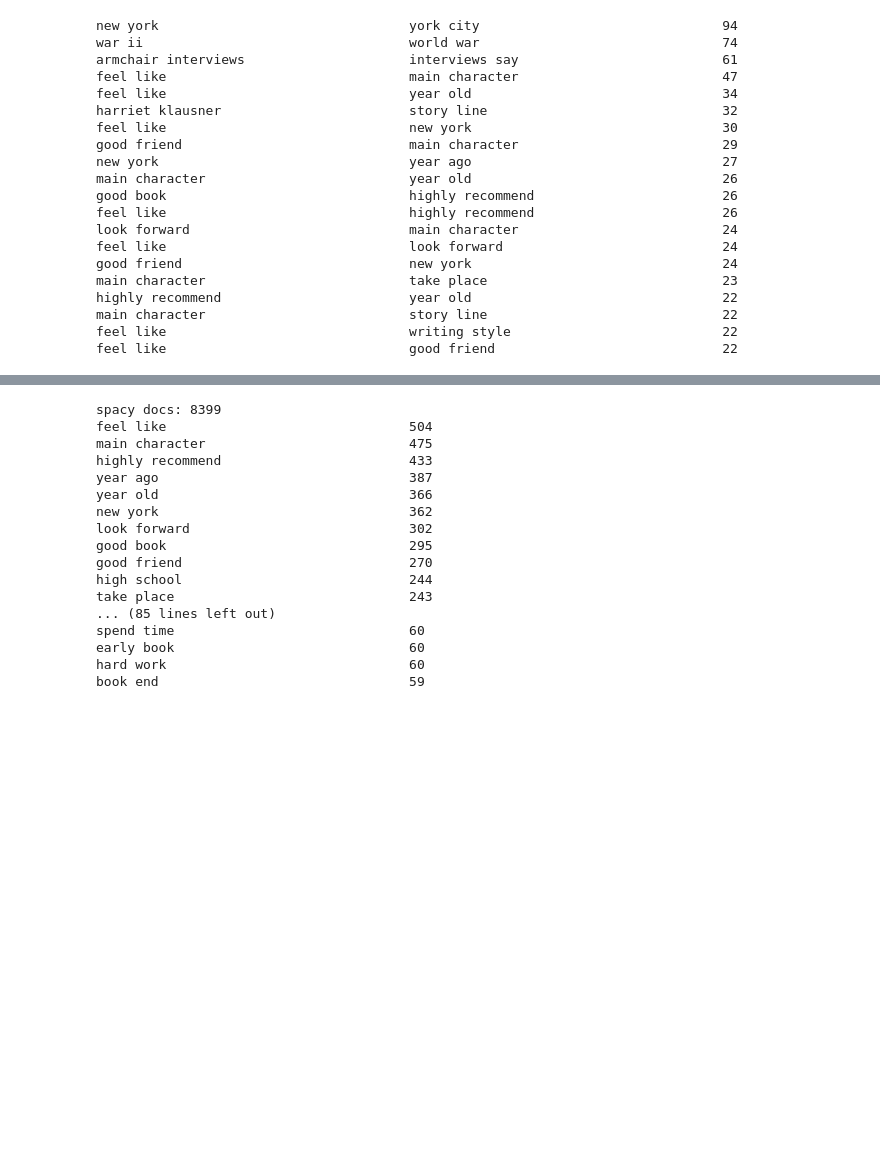
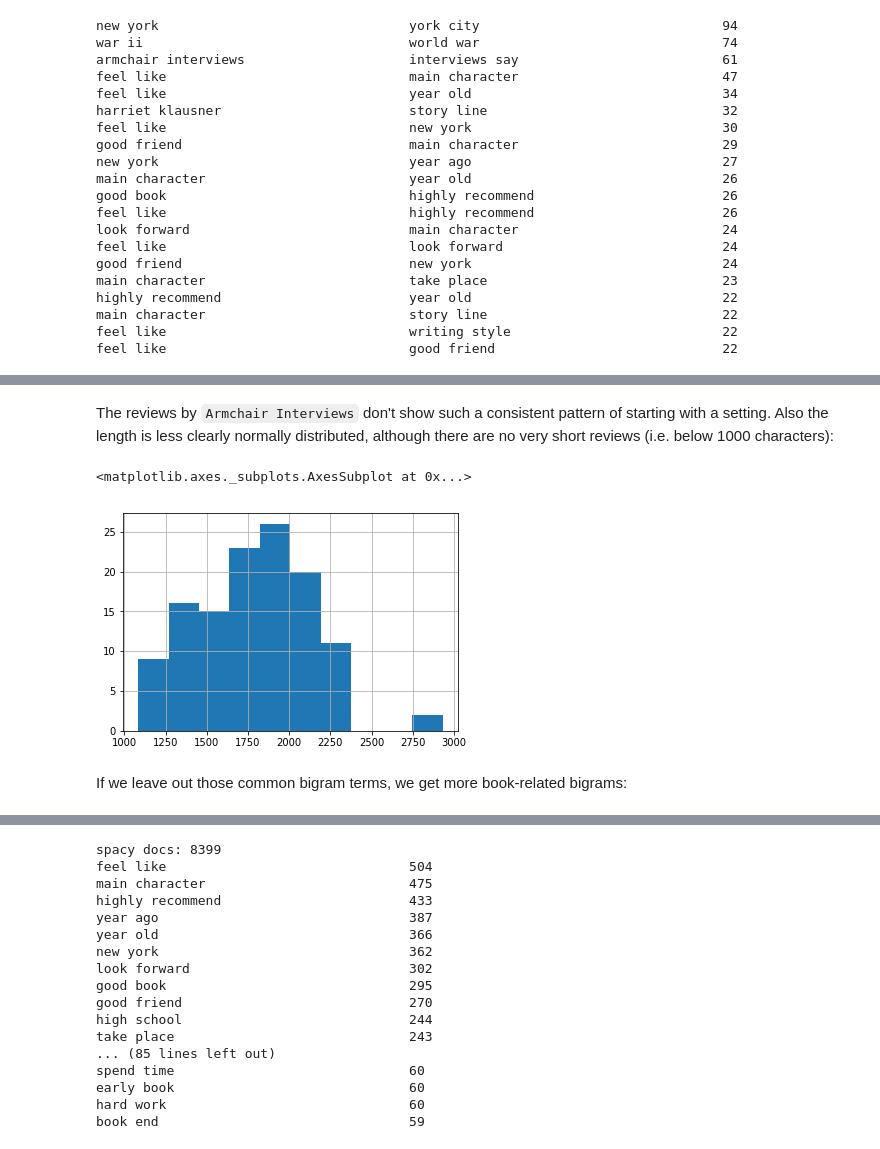
Before and after one commit to marijnkoolen/data-scopes-data-scale, a Jupyter notebook: Goodreads-review-analysis.ipynb, the cells around one changed output, grey strips where cells are left out. Saved outputs shown, nothing was run; the diff lists cells and outputs as text; code cells hidden in the pictures; blank space fills up the shorter version.

```diff
--- a/Goodreads-review-analysis.ipynb
+++ b/Goodreads-review-analysis.ipynb
@@ -648,0 +780,13 @@ feel like                               good friend
+# %% [markdown]
+The reviews by `Armchair Interviews` don't show such a consistent pattern of starting with a setting. Also the length is less clearly normally distributed, although there are no very short reviews (i.e. below 1000 characters):
+# %%
+import matplotlib.pyplot as plt
+%matplotlib inline
+
+# Lengths of reviews by Armchair Interviews
+df[df.reviewer_id == 'A21NVBFIEQWDSG'].review_length.hist()
+# %% [output]
+<matplotlib.axes._subplots.AxesSubplot at 0x...>
+[figure, added]
+# %% [markdown]
+If we leave out those common bigram terms, we get more book-related bigrams:
```
Also changed, not shown: parts of 16 cells of this notebook.
